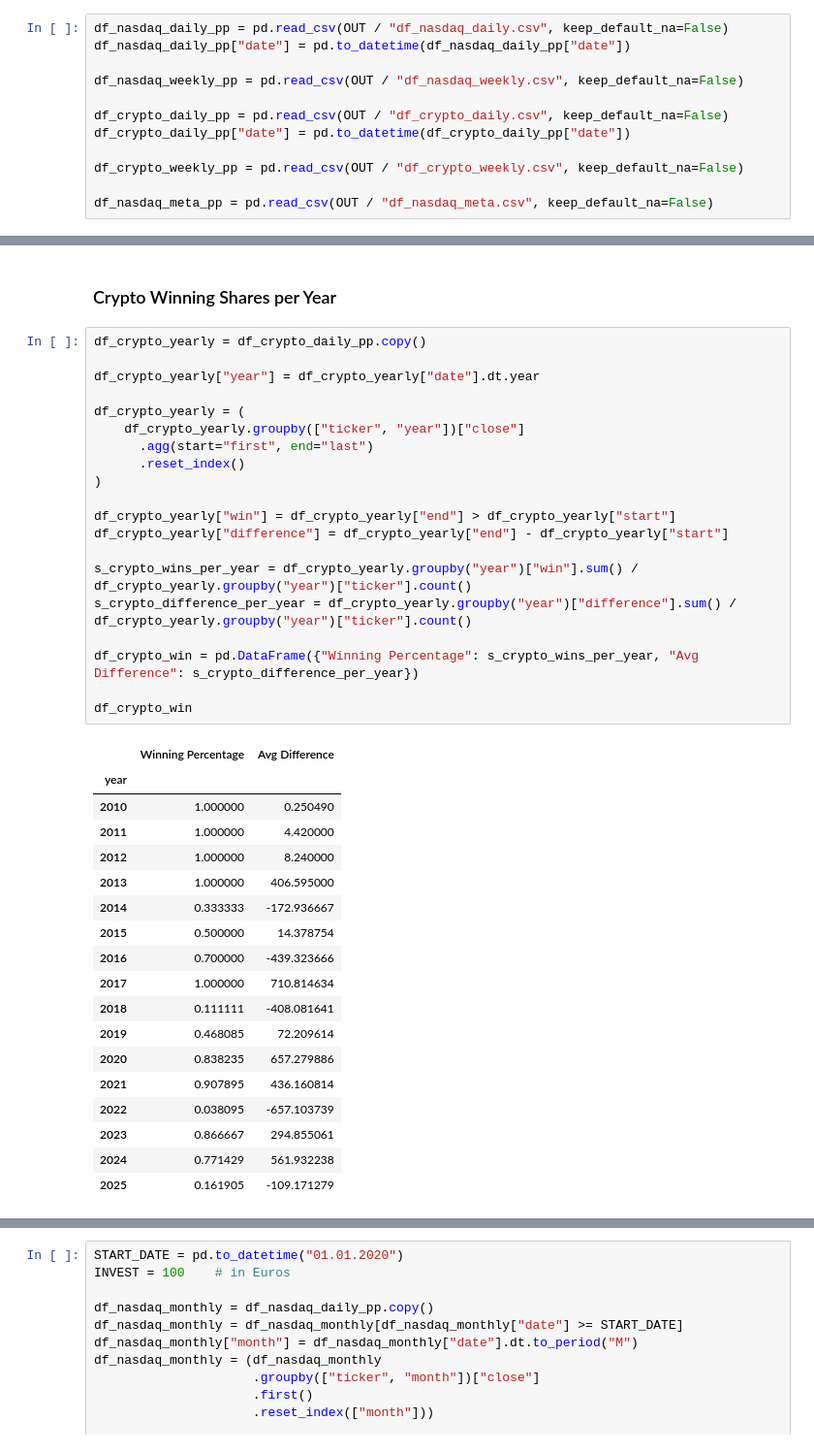
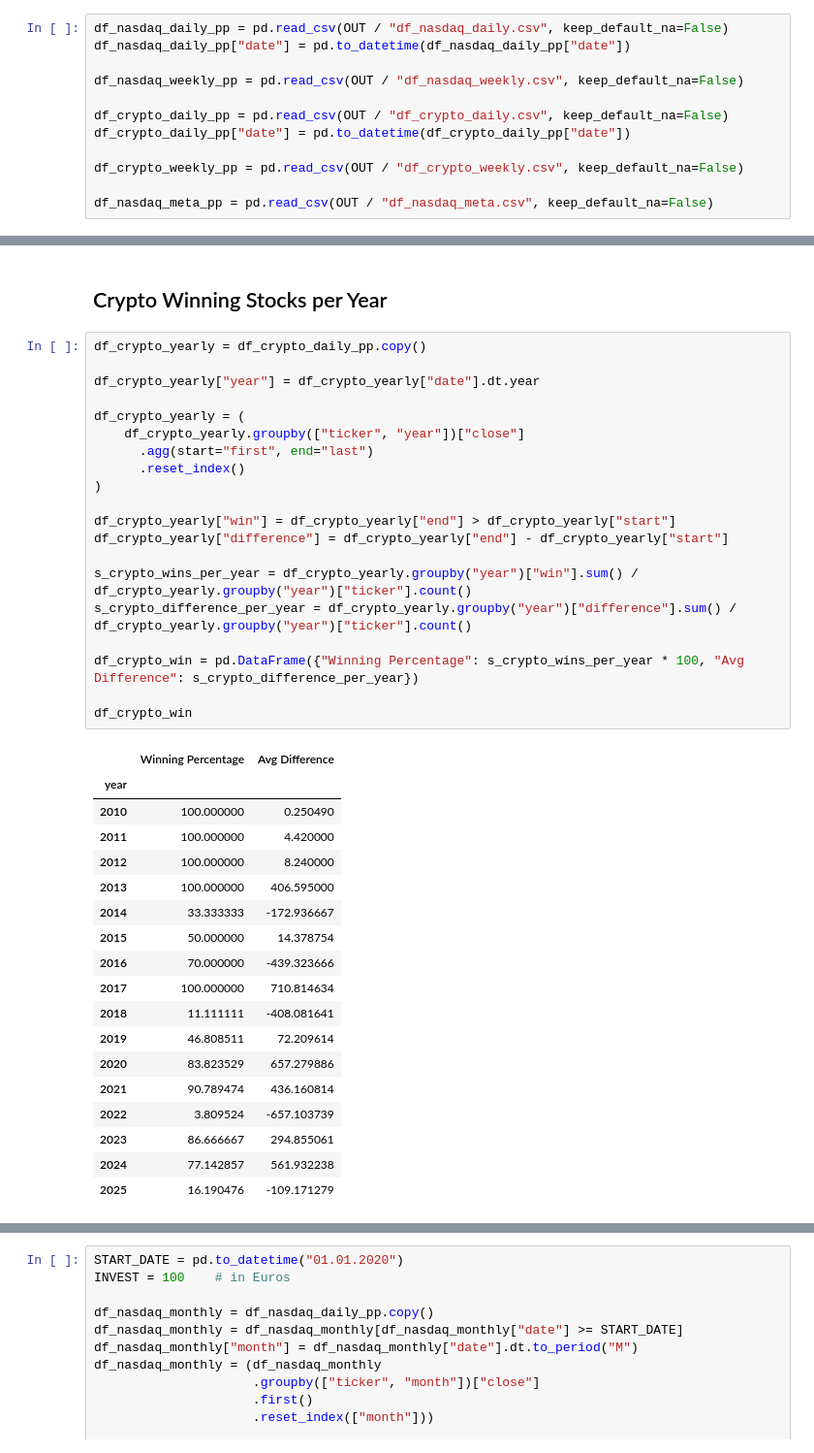
Before and after one commit to Mattis-Schulte/nasdaq-crypto-data-analytics-ws25-26, a Jupyter notebook: notebooks/02_data_analysis.ipynb, the cells around one changed output, grey strips where cells are left out. Shown at 97% size. Drawn from its saved outputs; the diff is of its cells as text.

```diff
--- a/notebooks/02_data_analysis.ipynb
+++ b/notebooks/02_data_analysis.ipynb
@@ -99,41 +171,41 @@ Best Year (most companies won): 2003
 # %% [markdown]
-### Crypto Winning Shares per Year
+## Crypto Winning Stocks per Year
 # %%
 df_crypto_yearly = df_crypto_daily_pp.copy()
 
 df_crypto_yearly["year"] = df_crypto_yearly["date"].dt.year
 
 df_crypto_yearly = (
     df_crypto_yearly.groupby(["ticker", "year"])["close"]
       .agg(start="first", end="last")
       .reset_index()
 )
 
 df_crypto_yearly["win"] = df_crypto_yearly["end"] > df_crypto_yearly["start"]
 df_crypto_yearly["difference"] = df_crypto_yearly["end"] - df_crypto_yearly["start"]
 
 s_crypto_wins_per_year = df_crypto_yearly.groupby("year")["win"].sum() / df_crypto_yearly.groupby("year")["ticker"].count()
 s_crypto_difference_per_year = df_crypto_yearly.groupby("year")["difference"].sum() / df_crypto_yearly.groupby("year")["ticker"].count()
 
-df_crypto_win = pd.DataFrame({"Winning Percentage": s_crypto_wins_per_year, "Avg Difference": s_crypto_difference_per_year})
+df_crypto_win = pd.DataFrame({"Winning Percentage": s_crypto_wins_per_year * 100, "Avg Difference": s_crypto_difference_per_year})
 
 df_crypto_win
 # %% [output]
 |  | Winning Percentage | Avg Difference |
 | year |  |  |
-| 2010 | 1.000000 | 0.250490 |
-| 2011 | 1.000000 | 4.420000 |
-| 2012 | 1.000000 | 8.240000 |
-| 2013 | 1.000000 | 406.595000 |
-| 2014 | 0.333333 | -172.936667 |
-| 2015 | 0.500000 | 14.378754 |
-| 2016 | 0.700000 | -439.323666 |
-| 2017 | 1.000000 | 710.814634 |
-| 2018 | 0.111111 | -408.081641 |
-| 2019 | 0.468085 | 72.209614 |
-| 2020 | 0.838235 | 657.279886 |
-| 2021 | 0.907895 | 436.160814 |
-| 2022 | 0.038095 | -657.103739 |
-| 2023 | 0.866667 | 294.855061 |
-| 2024 | 0.771429 | 561.932238 |
-| 2025 | 0.161905 | -109.171279 |
+| 2010 | 100.000000 | 0.250490 |
+| 2011 | 100.000000 | 4.420000 |
+| 2012 | 100.000000 | 8.240000 |
+| 2013 | 100.000000 | 406.595000 |
+| 2014 | 33.333333 | -172.936667 |
+| 2015 | 50.000000 | 14.378754 |
+| 2016 | 70.000000 | -439.323666 |
+| 2017 | 100.000000 | 710.814634 |
+| 2018 | 11.111111 | -408.081641 |
+| 2019 | 46.808511 | 72.209614 |
+| 2020 | 83.823529 | 657.279886 |
+| 2021 | 90.789474 | 436.160814 |
+| 2022 | 3.809524 | -657.103739 |
+| 2023 | 86.666667 | 294.855061 |
+| 2024 | 77.142857 | 561.932238 |
+| 2025 | 16.190476 | -109.171279 |
```
Also changed, not shown: parts of 31 cells of this notebook, 1 other file.
